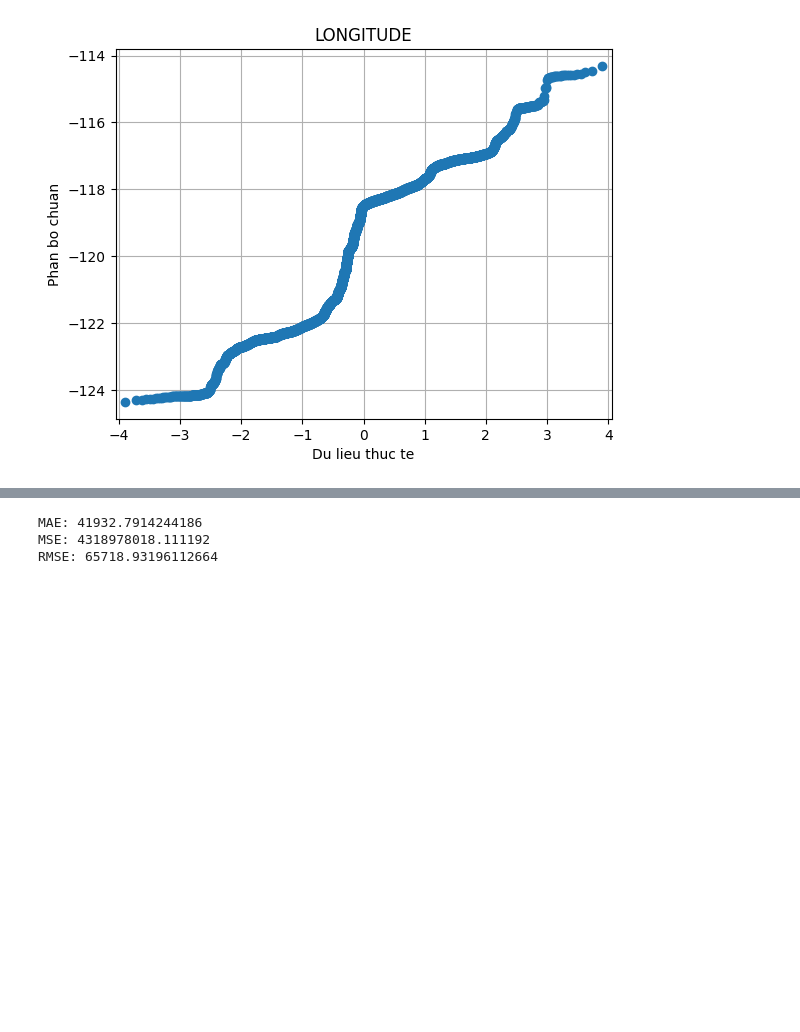
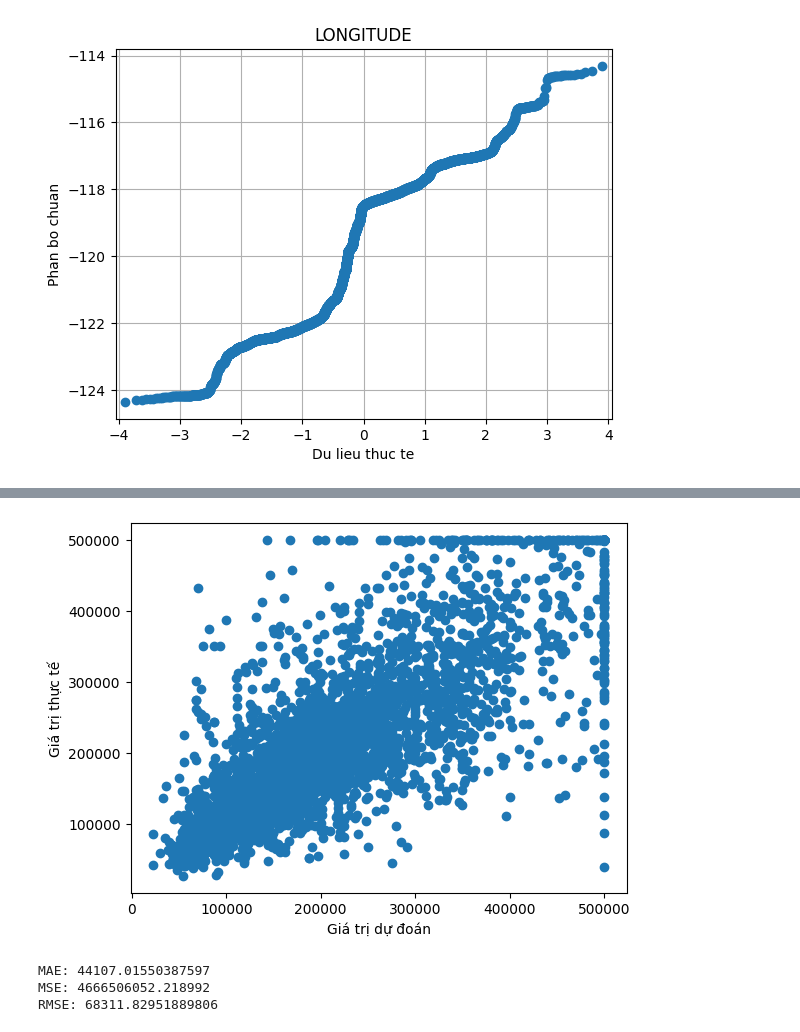
Before and after one commit to tinhvo12022003/MachineLearning, a Jupyter notebook: report_code.ipynb, the cells around one changed output, grey strips where cells are left out. Saved outputs shown, nothing was run; the diff lists cells and outputs as text; code cells hidden in the pictures; blank space fills up the shorter version.

Commit message:
add scatter

```diff
--- a/report_code.ipynb
+++ b/report_code.ipynb
@@ -147,20 +147,26 @@ mean RMSE: 99525.38562297258
 # %%
 #cai dat giai thuat cay quyet dinh cho bai toan hoi quy
 from sklearn.tree import DecisionTreeRegressor
 X_train, X_test, y_train, y_test = train_test_split(DATA_ATTR, DATA_VALUES, train_size=0.8, test_size=0.2, shuffle=True)
 treeRegression = DecisionTreeRegressor() #cai dat mo hinh
 treeRegression.fit(X_train, y_train)
 
 #du doan
 y_predict = treeRegression.predict(X_test)
 
+plt.scatter(x=y_predict, y=y_test, cmap="Blues")
+plt.xlabel("Giá trị dự đoán")
+plt.ylabel('Giá trị thực tế')
+plt.show()
+
 print("MAE: {}".format(mean_absolute_error(y_test, y_predict)))
 print("MSE: {}".format(mean_squared_error(y_test, y_predict)))
 print("RMSE: {}".format(sqrt(mean_squared_error(y_test, y_predict))))
 # %% [output]
+[figure, added]
-MAE: 41932.7914244186
-MSE: 4318978018.111192
-RMSE: 65718.93196112664
+MAE: 44107.01550387597
+MSE: 4666506052.218992
+RMSE: 68311.82951889806
 # %%
 #cai dat cay quyet dinh + Bagging
 from sklearn.ensemble import BaggingRegressor, AdaBoostRegressor
```
Also changed, not shown: parts of 9 cells of this notebook.
